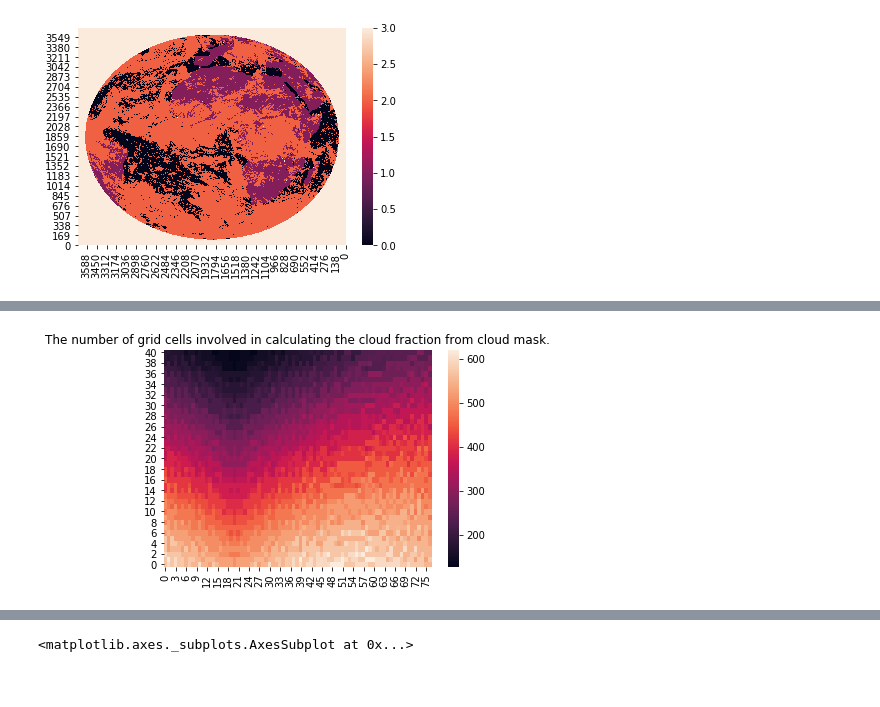
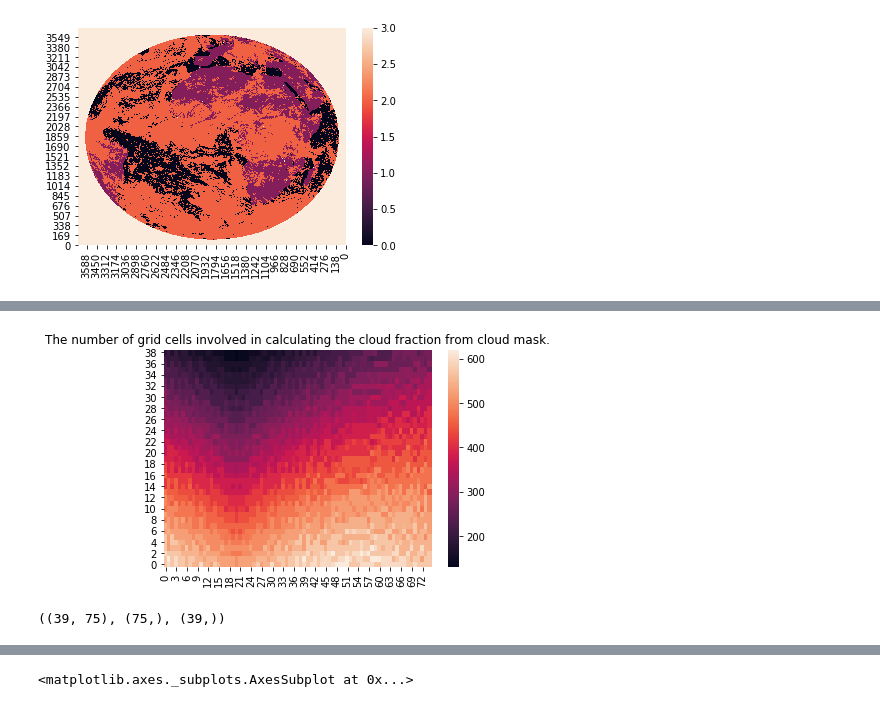
Before and after one commit to hannasv/ms, a Jupyter notebook: notebooks/ReadingSateliteData.ipynb, the cells around one changed output, grey strips where cells are left out. Saved outputs shown, nothing was run; the diff lists cells and outputs as text; code cells hidden in the pictures.

```diff
--- a/notebooks/ReadingSateliteData.ipynb
+++ b/notebooks/ReadingSateliteData.ipynb
@@ -14,6 +14,8 @@ path = '/home/hanna/Desktop/master_thesis/meteosat0/'
 era_path = '/home/hanna/Desktop/master_thesis/era/'
 # %%
 files = glob.glob(path+"*.grb")
+# %%
+grb_file = grb_files[0]
 # %%
 first_file = files[0]
 # %%
@@ -272,3 +277,5 @@ array([[3., 3., 3., ..., 3., 3., 3.],
        [3., 3., 3., ..., 3., 3., 3.]], dtype=float32)
 # %%
 a[a == 3.]= 9999
+# %%
+a[a == 3.]= np.nan
@@ -345,37 +364,37 @@ def calc_one_mean(lon, lat, lon_nc, lat_nc, clm_grb):
 # %%
-def calc_all(clm_grb):
+def calc_all(filename, nc_file = nc_files[0]):
     """
     Data from a grib file.
     """
-    rootgrp = Dataset(nc_files[0], "r", format="NETCDF4")
+    rootgrp = Dataset(nc_file, "r", format="NETCDF4")
     cloud_mask_array = rootgrp.variables["cloudMask"][:].data
     lat_array = rootgrp.variables["lat"][:].data
     lon_array = rootgrp.variables["lon"][:].data
 
-    lat_array[lat_array > 60] = 0
-    lat_array[lat_array < 30] = 0
-    lon_array[lon_array > 40] = 0
-    lon_array[lon_array < -15] = 0
+    true_lat = np.arange(30, 58+0.75, 0.75)
+    true_lon = np.arange(-15, 40+0.75, 0.75)
 
-    true_lat = np.arange(30, 58+0.75, 0.75)
-    true_lon = np.arange(-15, 38+0.75, 0.75)
+    data = xr.open_dataset(filename, engine="pynio")
+    clm_grb = data['CLOUDM_P30_GSV0_I207'].values
 
     _x = len(true_lat)
     _y= len(true_lon)
 
-    counting = np.zeros((_x, _y))
+    counting_cells = np.zeros((_x, _y))
     cloud_fractions = np.zeros((_x, _y))
+    counting_nans = np.zeros((_x, _y))
 
     for i, la in enumerate(true_lat):
         for j, lo in enumerate(true_lon):
 
-            cloud_fraction, count = calc_one_mean(lo,
-                                                  la,
-                                                  lon_array,
-                                                  lat_array,
-                                                  cloud_mask_array) # todo swap back to grb fil
+            cloud_fraction, count_cells, count_nans = calc_one_mean(lo,
+                                                      la,
+                                                      lon_array,
+                                                      lat_array,
+                                                      clm_grb) # todo swap back to grb fil
 
-            counting[i,j] = count
+            counting_cells[i,j] = count_cells
             cloud_fractions[i,j] = cloud_fraction
+            counting_nans[i,j] = count_nans
 
-    return cloud_fractions, counting
+    return cloud_fractions, counting_cells, counting_nans
@@ -401,0 +401,2 @@ OBS the nr 3. lon: 0.0 lat: 58.5   || meanlon 0.849968433380127 mean lat 39.0938
+# %%
+clm, cnt_cells, cnt_nans = calc_all(filename = grb_file)
@@ -418,6 +465,6 @@ ax = sns.heatmap(clm)
 # %%
-ax = sns.heatmap(counting)
+ax = sns.heatmap(cnt_cells)
 ax.invert_yaxis()
 ax.set_title("The number of grid cells involved in calculating the cloud fraction from cloud mask.");
 # %% [output]
-[figure, old version]
+[figure, new version]
@@ -428,0 +475,4 @@ ds = xr.Dataset({'tcc': (['x', 'y', 'time'],  tcc),},
+# %%
+tcc.shape, lon.shape, lat.shape
+# %% [output]
+((39, 75), (75,), (39,))
```
Also changed, not shown: parts of 34 cells of this notebook.
